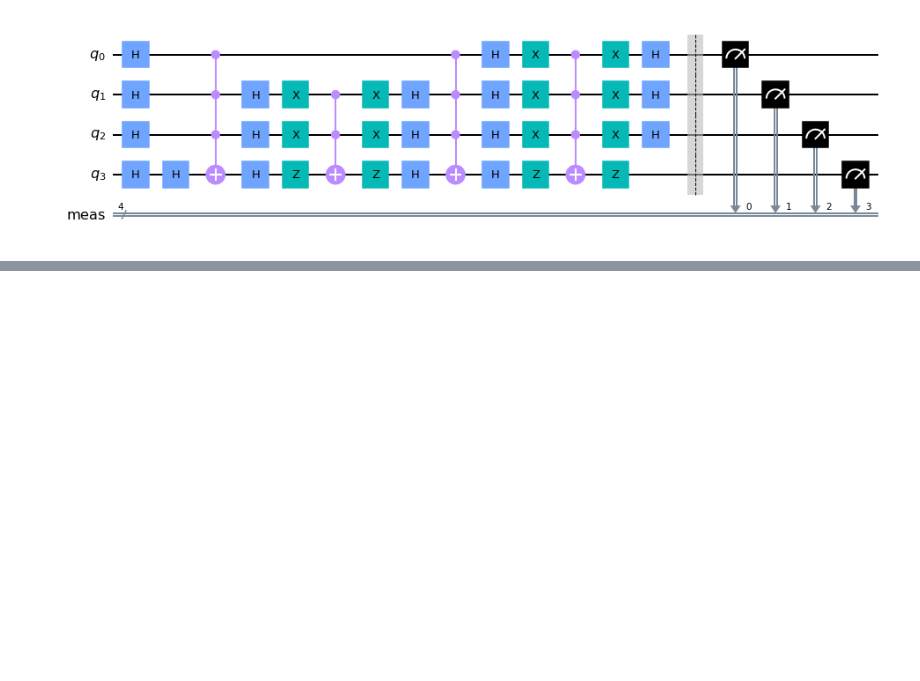
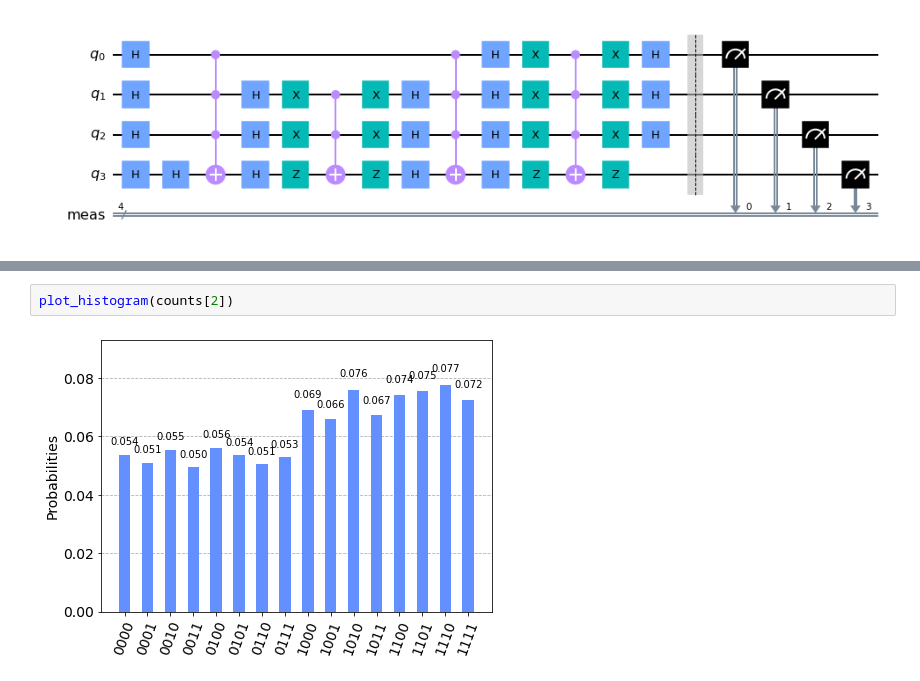
Before and after one commit to lhugens/quantum-computing, a Jupyter notebook: depth_optimization_grover.ipynb, the cells around one changed output, grey strips where cells are left out. Saved outputs shown, nothing was run; the diff lists cells and outputs as text; blank space fills up the shorter version.

```diff
--- a/depth_optimization_grover.ipynb
+++ b/depth_optimization_grover.ipynb
@@ -304,0 +314,4 @@ axs[1].grid()
+# %%
+plot_histogram(counts[2])
+# %% [output]
+[figure, added]
```
Also changed, not shown: parts of 5 cells of this notebook, 1 other file.
